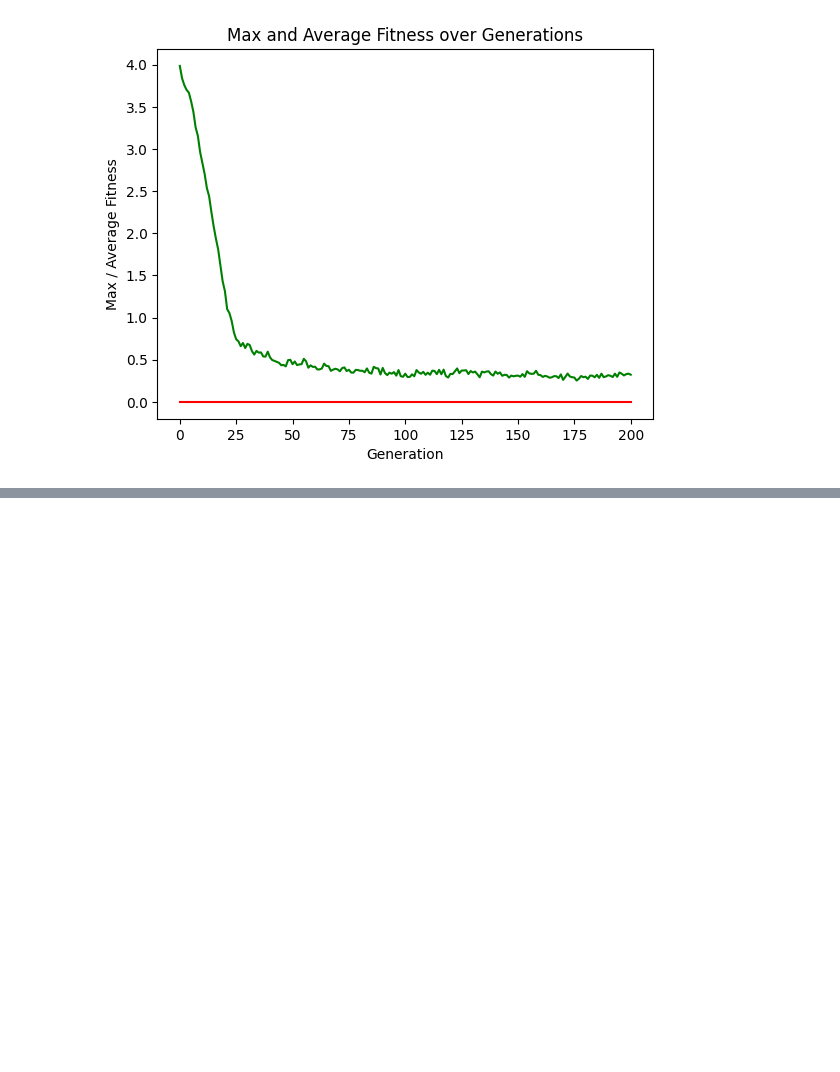
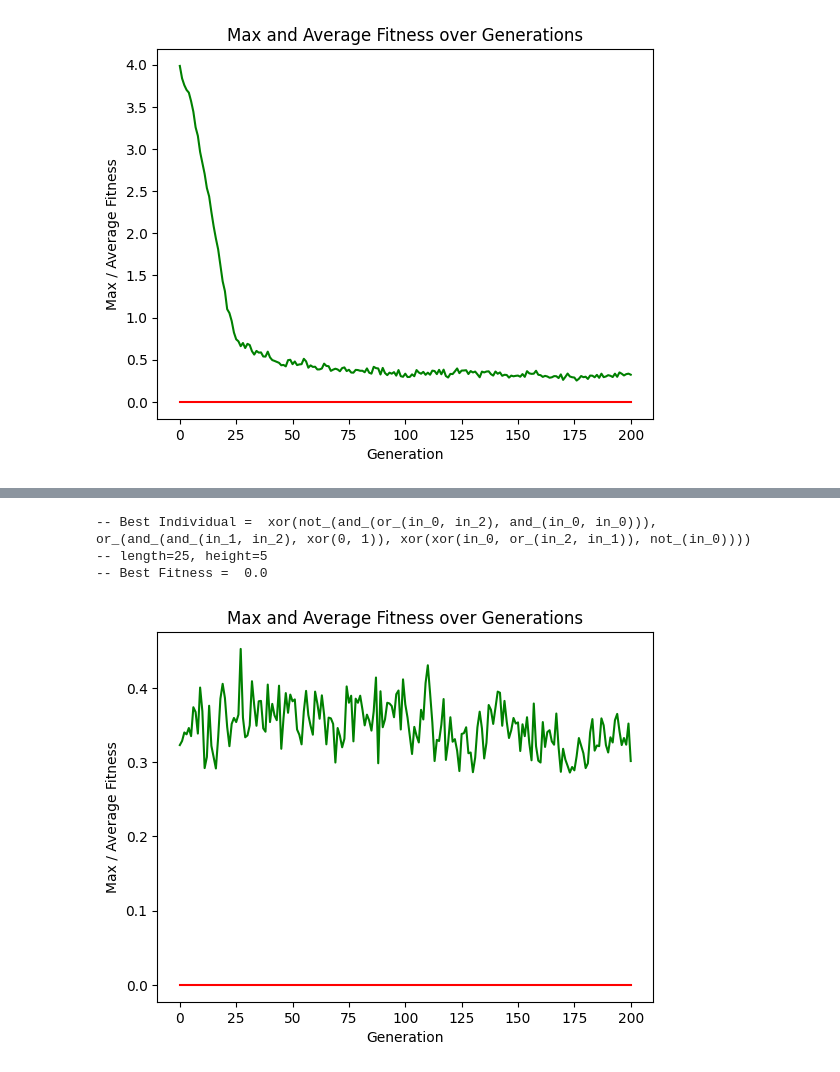
Before and after one commit to sprince0031/UL_Masters, a Jupyter notebook: SEM_1/CS6271-Evolutionary_Computation_and_Humanoid_Robotics/Week05Lab/GP_3bit_Parity.ipynb, the cells around one changed output, grey strips where cells are left out. Drawn from its saved outputs; the diff is of its cells as text; code cells hidden in the pictures; blank space fills up the shorter version.

```diff
--- a/SEM_1/CS6271-Evolutionary_Computation_and_Humanoid_Robotics/Week05Lab/GP_3bit_Parity.ipynb
+++ b/SEM_1/CS6271-Evolutionary_Computation_and_Humanoid_Robotics/Week05Lab/GP_3bit_Parity.ipynb
@@ -195,0 +201,23 @@ Now, this looks way more interesting than the Symbolic Regression graph as GP is
+# %%
+# Trying different runs with different primitive set functions
+
+# create the primitive set:
+primitiveSet1 = gp.PrimitiveSet("main", NUM_INPUTS, "in_")
+primitiveSet1.addPrimitive(operator.and_, 2)
+primitiveSet1.addPrimitive(operator.or_, 2)
+primitiveSet1.addPrimitive(operator.xor, 2)
+
+# add terminal values:
+primitiveSet1.addTerminal(1)
+primitiveSet1.addTerminal(0)
+
+toolbox.register("expr", gp.genFull, pset=primitiveSet1, min_=MIN_TREE_HEIGHT, max_=MAX_TREE_HEIGHT)
+
+population, logbook = algorithms.eaSimple(population,
+                                                  toolbox,
+                                                  cxpb=P_CROSSOVER,
+                                                  mutpb=P_MUTATION,
+                                                  ngen=MAX_GENERATIONS,
+                                                  stats=mstats,
+                                                  halloffame=hof,
+                                                  verbose=True)
@@ -195,0 +242,21 @@ Now, this looks way more interesting than the Symbolic Regression graph as GP is
+# %%
+maxFitnessValues, meanFitnessValues = logbook.chapters['fitness'].select("min", "avg")
+
+
+# print info for best solution found:
+best = hof.items[0]
+print("-- Best Individual = ", best)
+print("-- length={}, height={}".format(len(best), best.height))
+print("-- Best Fitness = ", best.fitness.values[0])
+
+plt.plot(maxFitnessValues, color='red')
+plt.plot(meanFitnessValues, color='green')
+plt.xlabel('Generation')
+plt.ylabel('Max / Average Fitness')
+plt.title('Max and Average Fitness over Generations')
+plt.show()
+# %% [output]
+-- Best Individual =  xor(not_(and_(or_(in_0, in_2), and_(in_0, in_0))), or_(and_(and_(in_1, in_2), xor(0, 1)), xor(xor(in_0, or_(in_2, in_1)), not_(in_0))))
+-- length=25, height=5
+-- Best Fitness =  0.0
+[figure, added]
```
Also changed, not shown: parts of 9 cells of this notebook, 2 other files.
